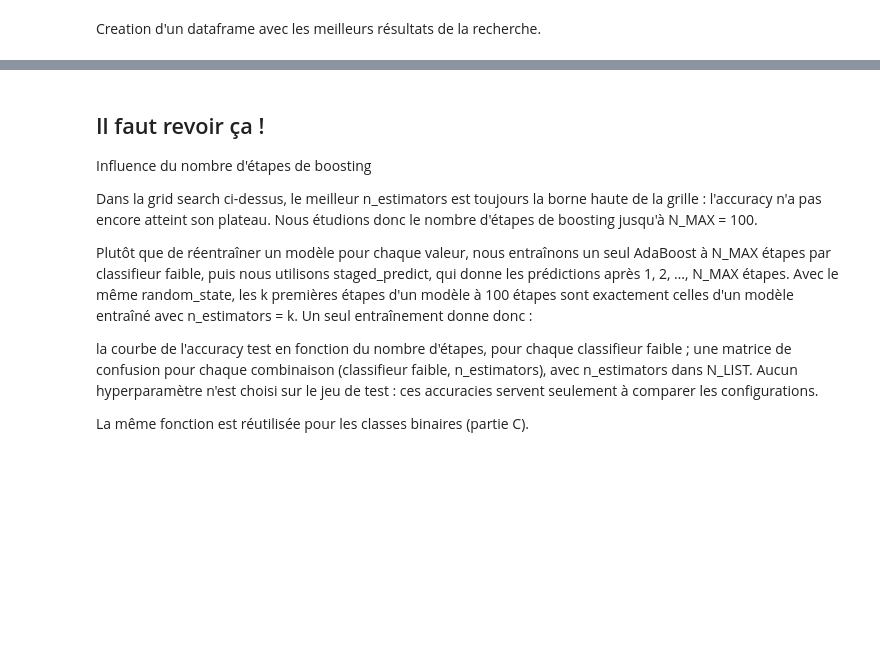
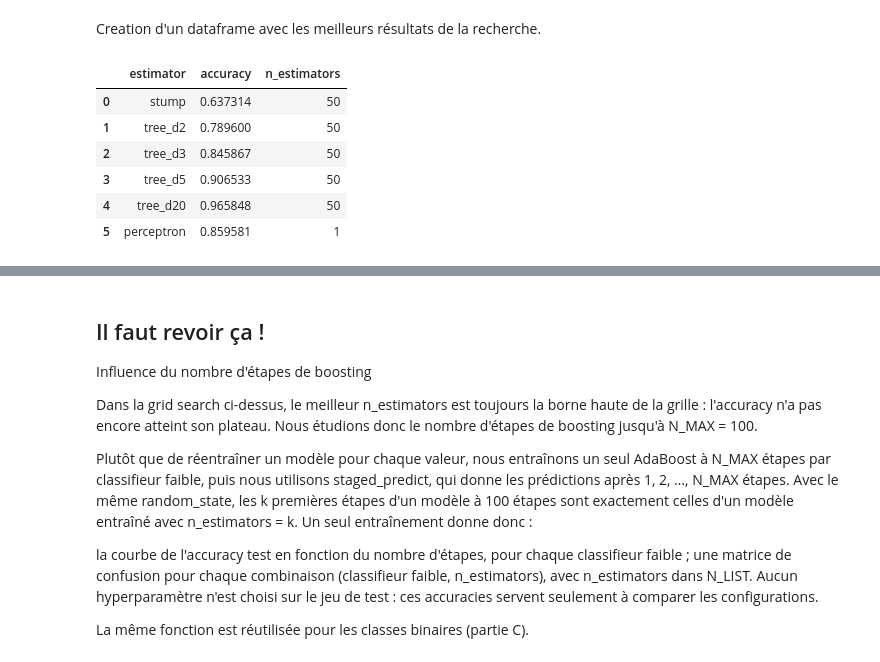
Before and after one commit to jnotarangelo/AdaBoost, a Jupyter notebook: Restitution.ipynb, the cells around one changed output, grey strips where cells are left out. Saved outputs shown, nothing was run; the diff lists cells and outputs as text; code cells hidden in the pictures; blank space fills up the shorter version.

```diff
--- a/Restitution.ipynb
+++ b/Restitution.ipynb
@@ -178,7 +197,16 @@ df_accuracy
 Creation d'un dataframe avec les meilleurs résultats de la recherche.
 # %%
 df_best_results = pd.DataFrame(best_results, columns=["estimator", "accuracy", "n_estimators"])
+df_best_results.to_csv("results/AdaBoost_cv_best_results.csv", sep=";") # transformation en csv
 df_best_results
+# %% [output]
+|  | estimator | accuracy | n_estimators |
+| 0 | stump | 0.637314 | 50 |
+| 1 | tree_d2 | 0.789600 | 50 |
+| 2 | tree_d3 | 0.845867 | 50 |
+| 3 | tree_d5 | 0.906533 | 50 |
+| 4 | tree_d20 | 0.965848 | 50 |
+| 5 | perceptron | 0.859581 | 1 |
 # %% [markdown]
 <img src="images/cm_AdaBoost/cm_stump.png" alt= "Matrice de confusion décision stump" width="500">
 
```
Also changed, not shown: parts of 15 cells of this notebook, 4 other files.
